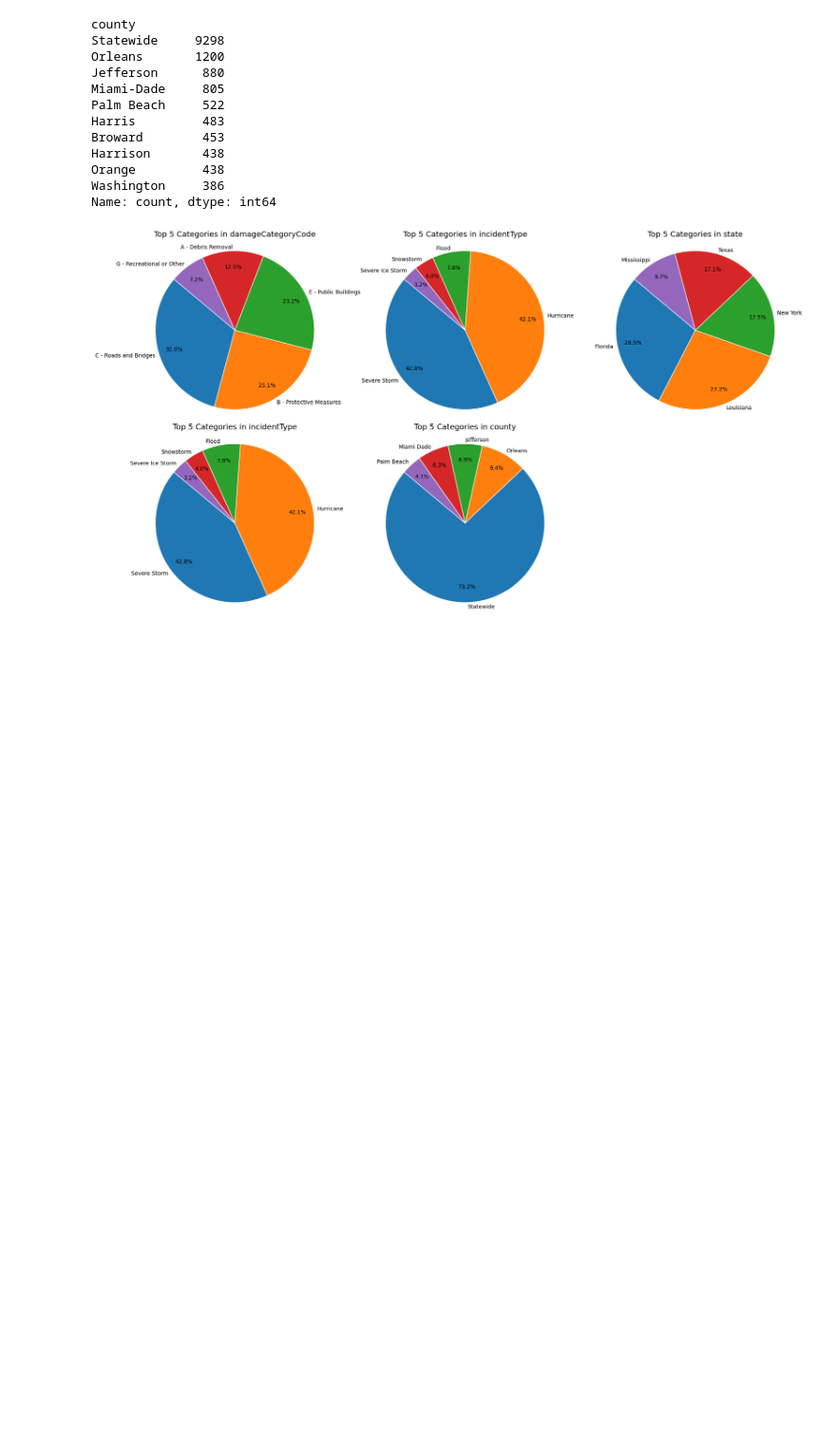
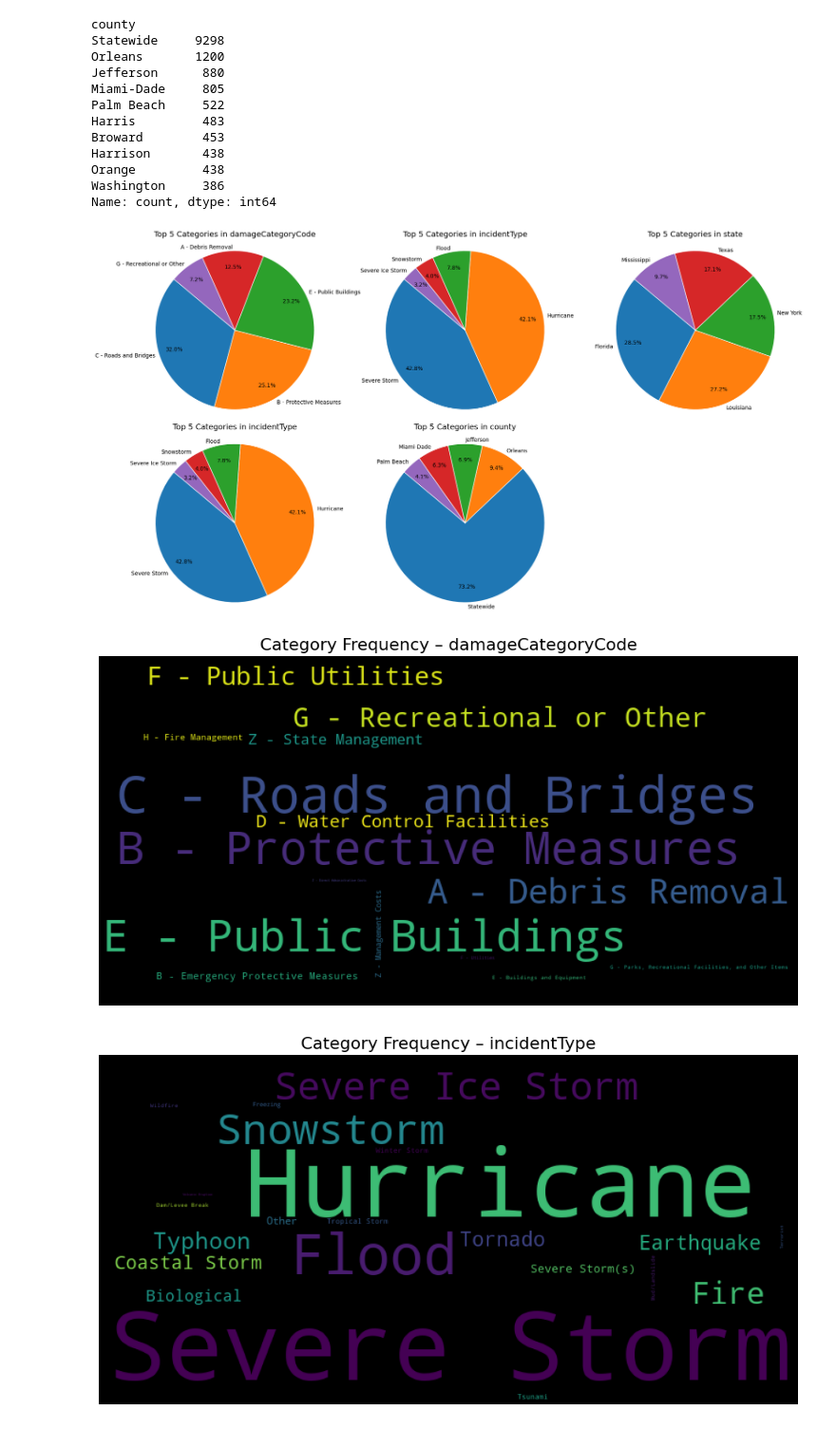
Before and after one commit to Aryan-Kaisth/Catastrophe_Risk_Estimation_Quantile_Based, a Jupyter notebook: notebooks/EDA.ipynb, the cells around one changed output. Shown at 95% size. Cells and saved outputs as stored; diff of their text form; code cells hidden in the pictures; blank space fills up the shorter version.

```diff
--- a/notebooks/EDA.ipynb
+++ b/notebooks/EDA.ipynb
@@ -392,3 +458,28 @@ plt.tight_layout()
 plt.show()
 # %% [output]
 [figure]
+# %%
+for col in high_cardinal_col:
+    freqs = (
+        df[col]
+        .dropna()
+        .astype(str)
+        .value_counts()
+        .to_dict()
+    )
+
+    wc = WordCloud(
+        width=800,
+        height=400,
+        background_color='black',
+        max_words=100
+    ).generate_from_frequencies(freqs)
+
+    plt.figure(figsize=(12, 6))
+    plt.imshow(wc)
+    plt.axis('off')
+    plt.title(f"Category Frequency – {col}", fontsize=16)
+    plt.show()
+# %% [output]
+[figure, added]
+[figure, added]
```
Also changed, not shown: parts of 7 cells of this notebook.
